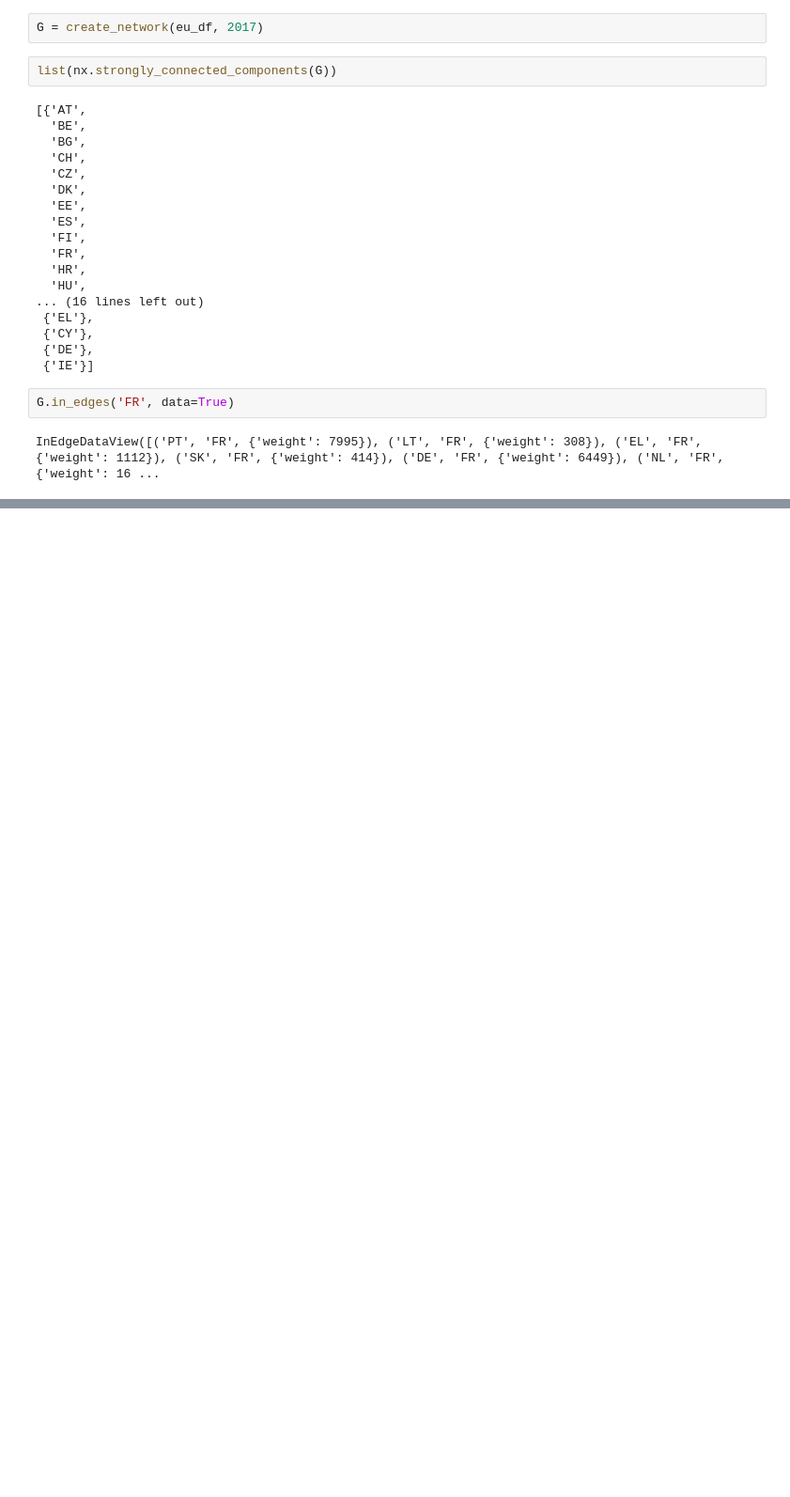
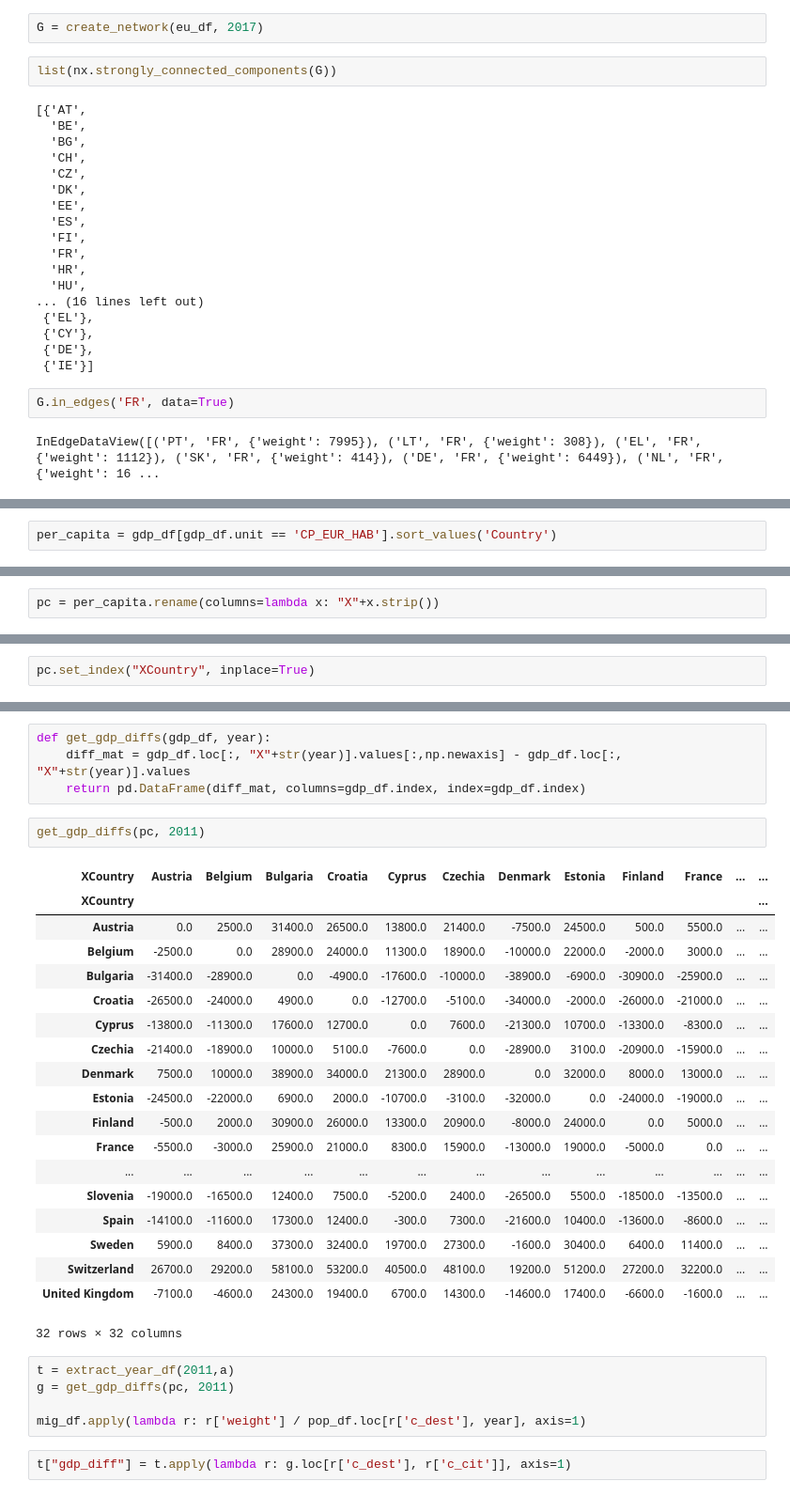
Before and after one commit to jonbleiberg88/migration_nets, a Jupyter notebook: clean_data.ipynb, the cells around one changed output, grey strips where cells are left out. Shown at 94% size. Drawn from its saved outputs; the diff is of its cells as text; blank space fills up the shorter version.

```diff
--- a/clean_data.ipynb
+++ b/clean_data.ipynb
@@ -131,0 +565,2 @@ df[df.c_dest =='DE']
+# %%
+per_capita = gdp_df[gdp_df.unit == 'CP_EUR_HAB'].sort_values('Country')
@@ -131,0 +652,2 @@ df[df.c_dest =='DE']
+# %%
+pc = per_capita.rename(columns=lambda x: "X"+x.strip())
@@ -131,0 +656,2 @@ df[df.c_dest =='DE']
+# %%
+pc.set_index("XCountry", inplace=True)
@@ -131,0 +669,33 @@ df[df.c_dest =='DE']
+# %%
+def get_gdp_diffs(gdp_df, year):
+    diff_mat = gdp_df.loc[:, "X"+str(year)].values[:,np.newaxis] - gdp_df.loc[:, "X"+str(year)].values
+    return pd.DataFrame(diff_mat, columns=gdp_df.index, index=gdp_df.index)
+# %%
+get_gdp_diffs(pc, 2011)
+# %% [output]
+| XCountry | Austria | Belgium | Bulgaria | Croatia | Cyprus | Czechia | Denmark | Estonia | Finland | France | ... | ... |
+| XCountry |  |  |  |  |  |  |  |  |  |  |  | ... |
+| Austria | 0.0 | 2500.0 | 31400.0 | 26500.0 | 13800.0 | 21400.0 | -7500.0 | 24500.0 | 500.0 | 5500.0 | ... | ... |
+| Belgium | -2500.0 | 0.0 | 28900.0 | 24000.0 | 11300.0 | 18900.0 | -10000.0 | 22000.0 | -2000.0 | 3000.0 | ... | ... |
+| Bulgaria | -31400.0 | -28900.0 | 0.0 | -4900.0 | -17600.0 | -10000.0 | -38900.0 | -6900.0 | -30900.0 | -25900.0 | ... | ... |
+| Croatia | -26500.0 | -24000.0 | 4900.0 | 0.0 | -12700.0 | -5100.0 | -34000.0 | -2000.0 | -26000.0 | -21000.0 | ... | ... |
+| Cyprus | -13800.0 | -11300.0 | 17600.0 | 12700.0 | 0.0 | 7600.0 | -21300.0 | 10700.0 | -13300.0 | -8300.0 | ... | ... |
+| Czechia | -21400.0 | -18900.0 | 10000.0 | 5100.0 | -7600.0 | 0.0 | -28900.0 | 3100.0 | -20900.0 | -15900.0 | ... | ... |
+| Denmark | 7500.0 | 10000.0 | 38900.0 | 34000.0 | 21300.0 | 28900.0 | 0.0 | 32000.0 | 8000.0 | 13000.0 | ... | ... |
+| Estonia | -24500.0 | -22000.0 | 6900.0 | 2000.0 | -10700.0 | -3100.0 | -32000.0 | 0.0 | -24000.0 | -19000.0 | ... | ... |
+| Finland | -500.0 | 2000.0 | 30900.0 | 26000.0 | 13300.0 | 20900.0 | -8000.0 | 24000.0 | 0.0 | 5000.0 | ... | ... |
+| France | -5500.0 | -3000.0 | 25900.0 | 21000.0 | 8300.0 | 15900.0 | -13000.0 | 19000.0 | -5000.0 | 0.0 | ... | ... |
+| ... | ... | ... | ... | ... | ... | ... | ... | ... | ... | ... | ... | ... |
+| Slovenia | -19000.0 | -16500.0 | 12400.0 | 7500.0 | -5200.0 | 2400.0 | -26500.0 | 5500.0 | -18500.0 | -13500.0 | ... | ... |
+| Spain | -14100.0 | -11600.0 | 17300.0 | 12400.0 | -300.0 | 7300.0 | -21600.0 | 10400.0 | -13600.0 | -8600.0 | ... | ... |
+| Sweden | 5900.0 | 8400.0 | 37300.0 | 32400.0 | 19700.0 | 27300.0 | -1600.0 | 30400.0 | 6400.0 | 11400.0 | ... | ... |
+| Switzerland | 26700.0 | 29200.0 | 58100.0 | 53200.0 | 40500.0 | 48100.0 | 19200.0 | 51200.0 | 27200.0 | 32200.0 | ... | ... |
+| United Kingdom | -7100.0 | -4600.0 | 24300.0 | 19400.0 | 6700.0 | 14300.0 | -14600.0 | 17400.0 | -6600.0 | -1600.0 | ... | ... |
+32 rows × 32 columns
+# %%
+t = extract_year_df(2011,a)
+g = get_gdp_diffs(pc, 2011)
+
+mig_df.apply(lambda r: r['weight'] / pop_df.loc[r['c_dest'], year], axis=1)
+# %%
+t["gdp_diff"] = t.apply(lambda r: g.loc[r['c_dest'], r['c_cit']], axis=1)
```
Also changed, not shown: parts of 68 cells of this notebook, 46 other files.
